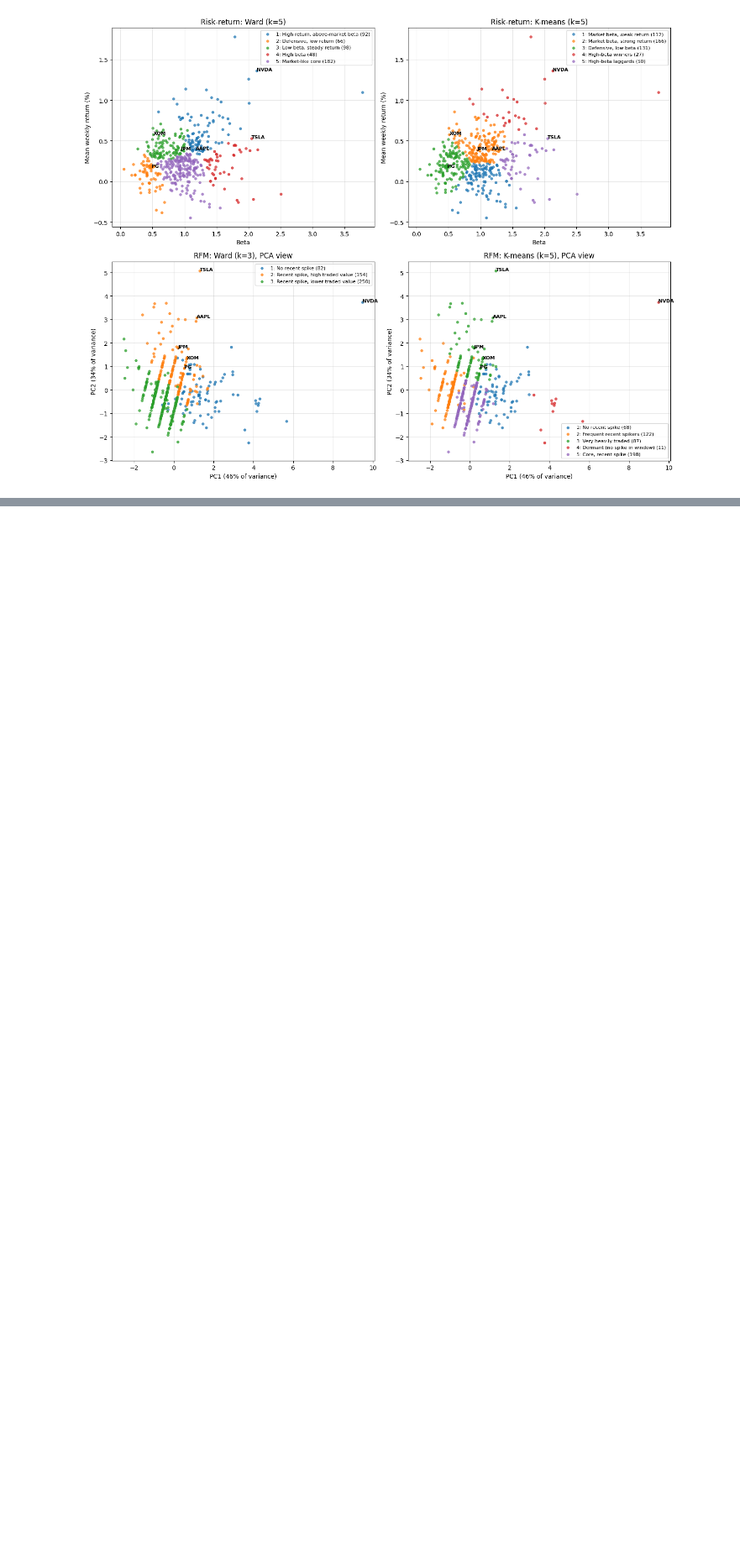
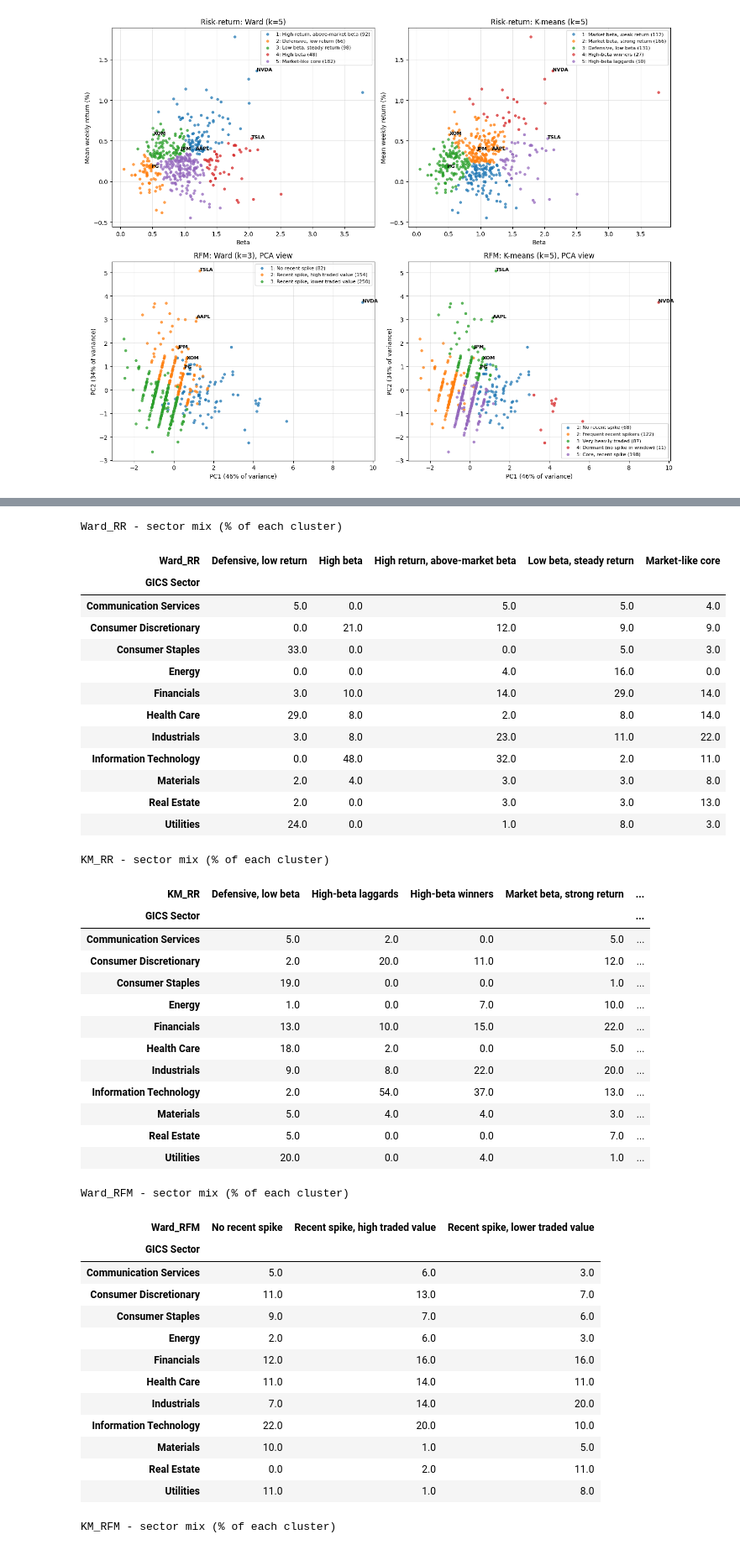
Before and after one commit to mohammedshakir7/CRM_CW_1, a Jupyter notebook: CRM_CW.ipynb, the cells around one changed output, grey strips where cells are left out. Shown at 84% size. Saved outputs shown, nothing was run; the diff lists cells and outputs as text; code cells hidden in the pictures; blank space fills up the shorter version.

Commit message:
Finalized CRM Coursework for market analysis and stock segmentation using RFM

```diff
--- a/CRM_CW.ipynb
+++ b/CRM_CW.ipynb
@@ -625,9 +650,13 @@ ward_k
 fig, ax = plt.subplots(figsize=(7, 4))
 for name, g in ward_k.groupby("Matrix"):
     ax.plot(g["k"], g["Silhouette"], marker="o", label=name)
-ax.set_xlabel("Number of clusters (k)"); ax.set_ylabel("Average silhouette score")
-ax.set_title("Ward clustering: silhouette by k"); ax.legend()
-plt.tight_layout(); plt.savefig("task2_ward_silhouette.png", dpi=150); plt.show()
+ax.set_xlabel("Number of clusters (k)")
+ax.set_ylabel("Average silhouette score")
+ax.set_title("Ward clustering: silhouette by k")
+ax.legend()
+plt.tight_layout()
+plt.savefig("task2_ward_silhouette.png", dpi=150)
+plt.show()
 # %% [output]
 [figure]
 # %%
@@ -1113,0 +1151,51 @@ Ward with R and F only (k=3)
+# %%
+# Task 3.2.1 - Sector composition of each cluster solution (% of each cluster's shares)
+sector = sp500_df.set_index("Ticker")["GICS Sector"].reindex(assign.index)
+for col in ["Ward_RR", "KM_RR", "Ward_RFM", "KM_RFM"]:
+    tab = pd.crosstab(sector, assign[col].map(labels[col]), normalize="columns").mul(100).round(0)
+    print(f"\n{col} - sector mix (% of each cluster)")
+    display(tab)
+# %% [output]
+Ward_RR - sector mix (% of each cluster)
+| Ward_RR | Defensive, low return | High beta | High return, above-market beta | Low beta, steady return | Market-like core |
+| GICS Sector |  |  |  |  |  |
+| Communication Services | 5.0 | 0.0 | 5.0 | 5.0 | 4.0 |
+| Consumer Discretionary | 0.0 | 21.0 | 12.0 | 9.0 | 9.0 |
+| Consumer Staples | 33.0 | 0.0 | 0.0 | 5.0 | 3.0 |
+| Energy | 0.0 | 0.0 | 4.0 | 16.0 | 0.0 |
+| Financials | 3.0 | 10.0 | 14.0 | 29.0 | 14.0 |
+| Health Care | 29.0 | 8.0 | 2.0 | 8.0 | 14.0 |
+| Industrials | 3.0 | 8.0 | 23.0 | 11.0 | 22.0 |
+| Information Technology | 0.0 | 48.0 | 32.0 | 2.0 | 11.0 |
+| Materials | 2.0 | 4.0 | 3.0 | 3.0 | 8.0 |
+| Real Estate | 2.0 | 0.0 | 3.0 | 3.0 | 13.0 |
+| Utilities | 24.0 | 0.0 | 1.0 | 8.0 | 3.0 |
+KM_RR - sector mix (% of each cluster)
+| KM_RR | Defensive, low beta | High-beta laggards | High-beta winners | Market beta, strong return | ... |
+| GICS Sector |  |  |  |  | ... |
+| Communication Services | 5.0 | 2.0 | 0.0 | 5.0 | ... |
+| Consumer Discretionary | 2.0 | 20.0 | 11.0 | 12.0 | ... |
+| Consumer Staples | 19.0 | 0.0 | 0.0 | 1.0 | ... |
+| Energy | 1.0 | 0.0 | 7.0 | 10.0 | ... |
+| Financials | 13.0 | 10.0 | 15.0 | 22.0 | ... |
+| Health Care | 18.0 | 2.0 | 0.0 | 5.0 | ... |
+| Industrials | 9.0 | 8.0 | 22.0 | 20.0 | ... |
+| Information Technology | 2.0 | 54.0 | 37.0 | 13.0 | ... |
+| Materials | 5.0 | 4.0 | 4.0 | 3.0 | ... |
+| Real Estate | 5.0 | 0.0 | 0.0 | 7.0 | ... |
+| Utilities | 20.0 | 0.0 | 4.0 | 1.0 | ... |
+Ward_RFM - sector mix (% of each cluster)
+| Ward_RFM | No recent spike | Recent spike, high traded value | Recent spike, lower traded value |
+| GICS Sector |  |  |  |
+| Communication Services | 5.0 | 6.0 | 3.0 |
+| Consumer Discretionary | 11.0 | 13.0 | 7.0 |
+| Consumer Staples | 9.0 | 7.0 | 6.0 |
+| Energy | 2.0 | 6.0 | 3.0 |
+| Financials | 12.0 | 16.0 | 16.0 |
+| Health Care | 11.0 | 14.0 | 11.0 |
+| Industrials | 7.0 | 14.0 | 20.0 |
+| Information Technology | 22.0 | 20.0 | 10.0 |
+| Materials | 10.0 | 1.0 | 5.0 |
+| Real Estate | 0.0 | 2.0 | 11.0 |
+| Utilities | 11.0 | 1.0 | 8.0 |
+KM_RFM - sector mix (% of each cluster)
```
Also changed, not shown: parts of 52 cells of this notebook.
